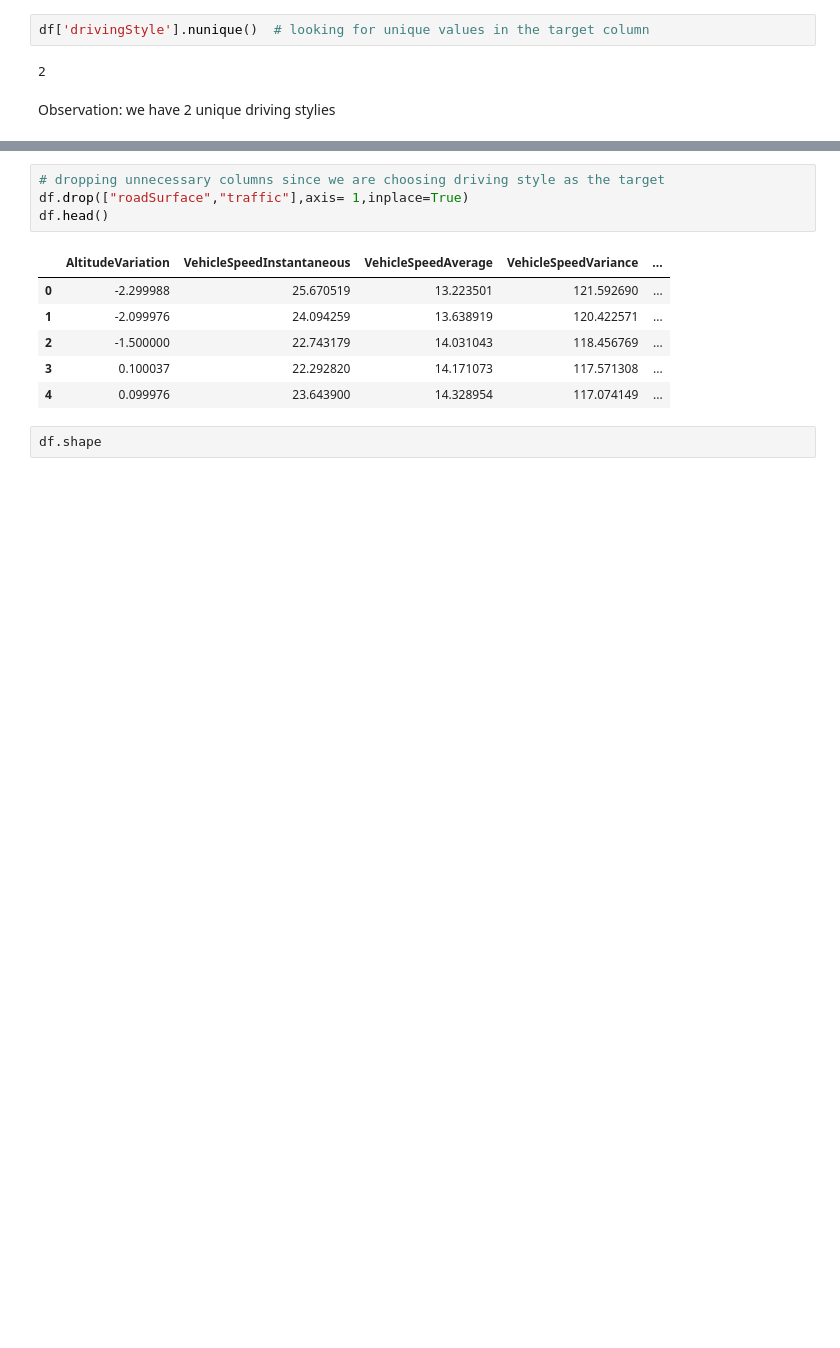
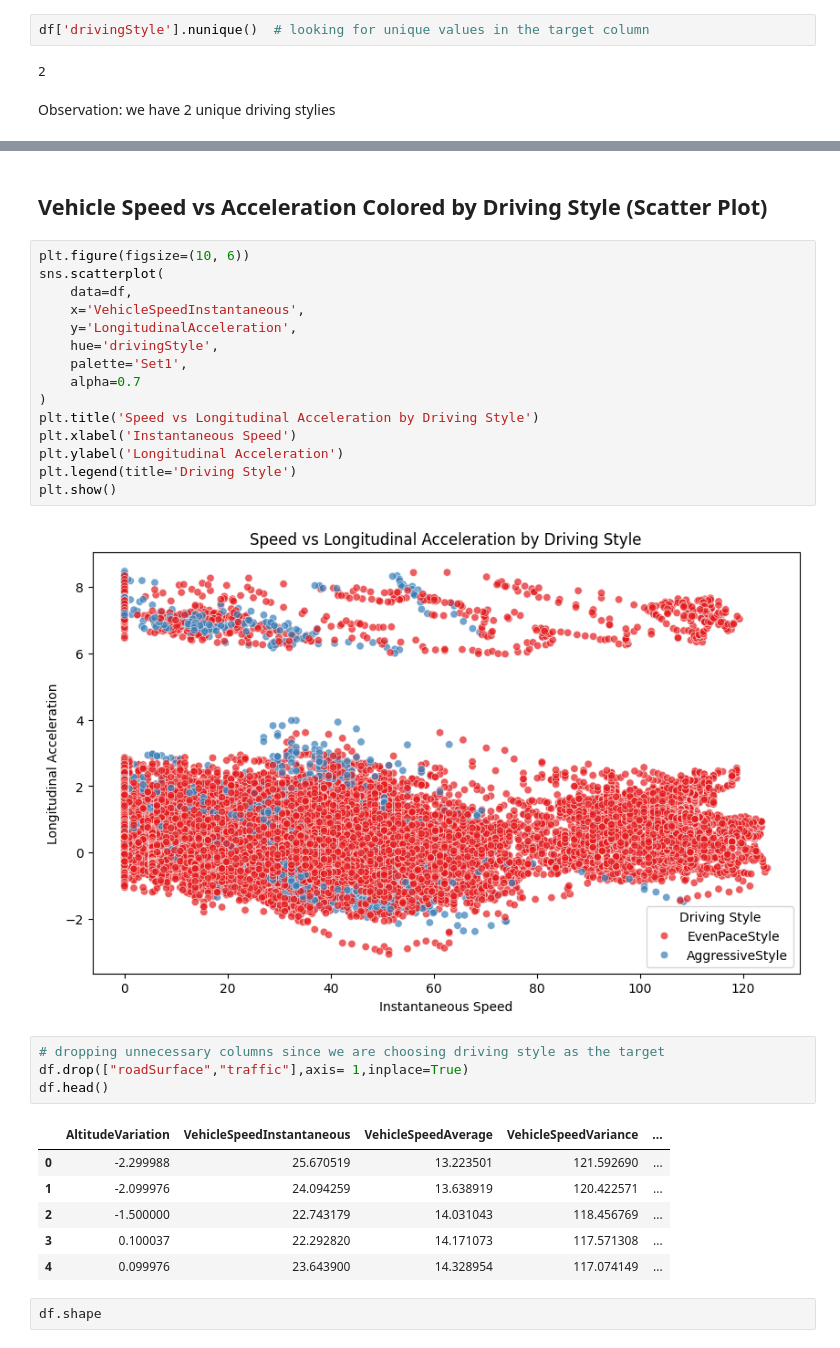
Before and after one commit to decodemarines/cars-ds, a Jupyter notebook: driving_style_model.ipynb, the cells around one changed output, grey strips where cells are left out. Drawn from its saved outputs; the diff is of its cells as text; blank space fills up the shorter version.

```diff
--- a/driving_style_model.ipynb
+++ b/driving_style_model.ipynb
@@ -139,3 +177,22 @@ Observation: we have 2 unique driving stylies
+# %% [markdown]
+## Vehicle Speed vs Acceleration Colored by Driving Style (Scatter Plot)
+# %%
+plt.figure(figsize=(10, 6))
+sns.scatterplot(
+    data=df,
+    x='VehicleSpeedInstantaneous',
+    y='LongitudinalAcceleration',
+    hue='drivingStyle',
+    palette='Set1',
+    alpha=0.7
+)
+plt.title('Speed vs Longitudinal Acceleration by Driving Style')
+plt.xlabel('Instantaneous Speed')
+plt.ylabel('Longitudinal Acceleration')
+plt.legend(title='Driving Style')
+plt.show()
+# %% [output]
+[figure, added]
 # %%
 # dropping unnecessary columns since we are choosing driving style as the target
 df.drop(["roadSurface","traffic"],axis= 1,inplace=True)
```
Also changed, not shown: parts of 12 cells of this notebook.
